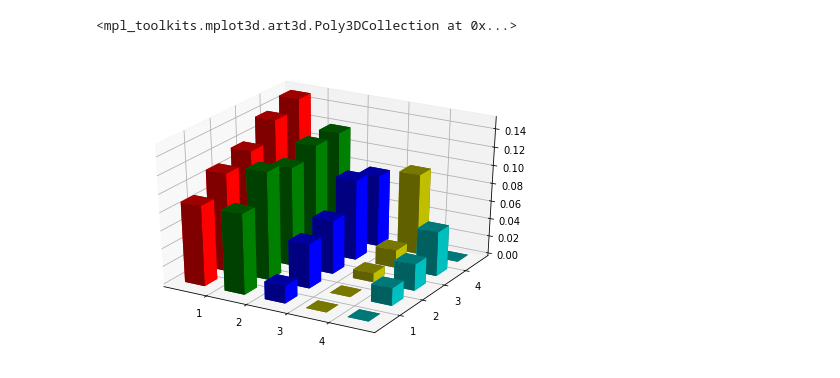
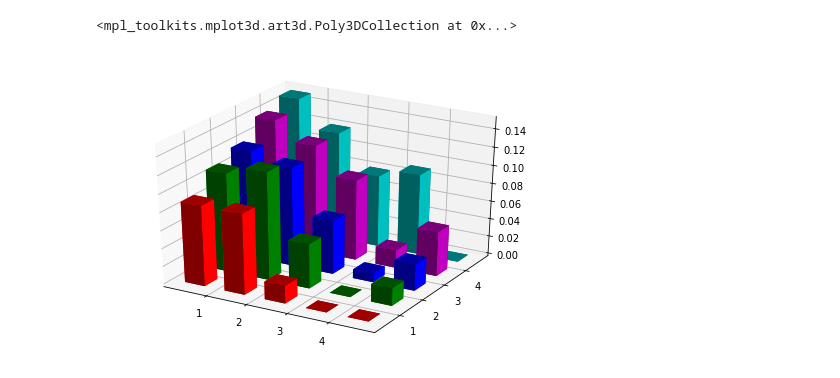
Before and after one commit to Margsaniel/htxemergencycoders, a Jupyter notebook: notebooks/3dprojections.ipynb, the cells around one changed output. Saved outputs shown, nothing was run; the diff lists cells and outputs as text; code cells hidden in the pictures.

Commit message:
updated 3D chart

```diff
--- a/notebooks/3dprojections.ipynb
+++ b/notebooks/3dprojections.ipynb
@@ -5,51 +5,60 @@ import numpy as np
 %matplotlib inline
 
 data = np.array([
-# [.09,.11,.12,.14,.15],
-# [.09,.12,.11,0.12,0.12],
-# [.02,.05,.06,.09,.08],
-# [0,0,.01,.02,.09],
-# [0,.02,.03,.05,0]
+[.09,.11,.12,.14,.15],
+[.09,.11,.11,0.12,0.12],
+[.02,.05,.06,.09,.08],
+[0,0,.01,.02,.09],
+[0,.02,.03,.05,0]
 
 
-[.09,.09,.02,0,0],
-[.11,.12,.05,0,0.02],
-[.12,.11,.06,.01,.03],
-[.14,.12,.09,.02,.05],
-[.15,.12,.08,.09,0],
+# [.09,.09,.02,0,0],
+# [.11,.11,.05,0,0.02],
+# [.12,.11,.06,.01,.03],
+# [.14,.12,.09,.02,.05],
+# [.15,.12,.08,.09,0],
+
+
+# [.09,.09,.02,0,0],
+# [.11,.11,.05,0.02,0],
+# [.12,.11,.06,.03,.01],
+# [.14,.12,.09,.05,.02],
+# [.15,.12,.08,0,0.09],
+
 
 ])
 
-creeks = ['Bear Creek','South Mayde Creek','Mason Creek','Langham Creek','Upper Buffalo Bayou']
+creeks = ['Bear Creek','South Mayde Creek','Mason Creek','Upper Buffalo Bayou','Langham Creek']
 projections = ['10yr','50yr','100','500','Harvey']
 
 fig = plt.figure()
 ax = Axes3D(fig)
 
 lx= len(data[0])
 ly= len(data[:,0]) # Work out matrix dimensions
 #ly= lx[ly[:,0],:]
 xpos = np.arange(0,lx,1)    # Set up a mesh of positions
 ypos = np.arange(0,ly,1)
 xpos, ypos = np.meshgrid(xpos+0.25, ypos+0.25)
 
 xpos = xpos.flatten()   # Convert positions to 1D array
 ypos = ypos.flatten()
 zpos = np.zeros(lx*ly)
 
 #ax.set_zticks([80, 90, 100,110,120])
 
 ax.set_zlim(0,.15)
 # num_ticks = 5.
 # ax.set_yticks(arange(num_ticks)/(num_ticks-1) * 50)
 
 dx = 0.5 * np.ones_like(zpos)
 dy = dx.copy()
 dz = data.flatten()
 
-cs = ['r', 'g', 'b', 'y', 'c'] * ly
+cs = ['r', 'g', 'b', 'm', 'c'] * ly
 
-ax.bar3d(xpos,ypos,zpos, dx, dy, dz, color=cs)
+ax.bar3d(ypos,xpos,zpos, dx, dy, dz, color=cs)
+#dx, dy, dz,
 # %% [output]
 <mpl_toolkits.mplot3d.art3d.Poly3DCollection at 0x...>
-[figure, old version]
+[figure, new version]
```
